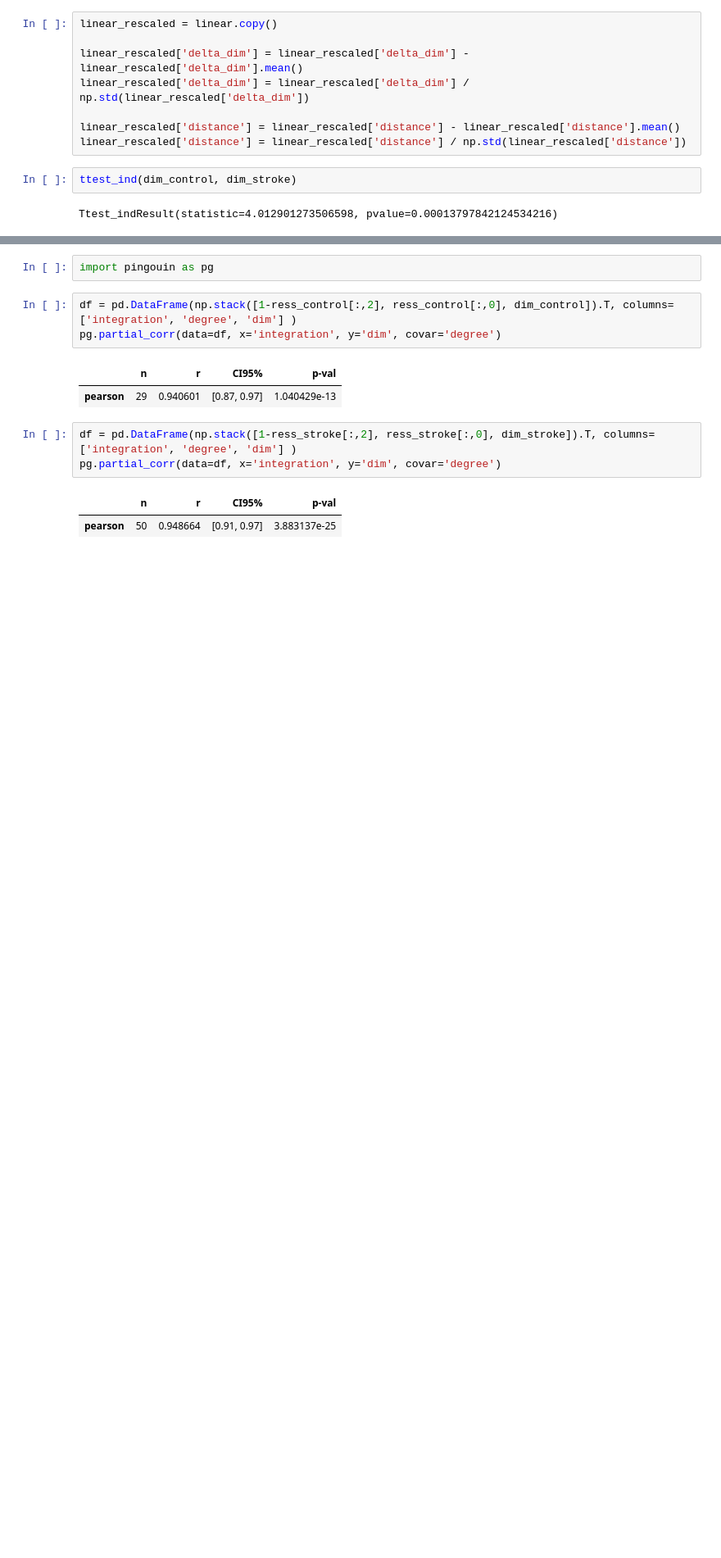
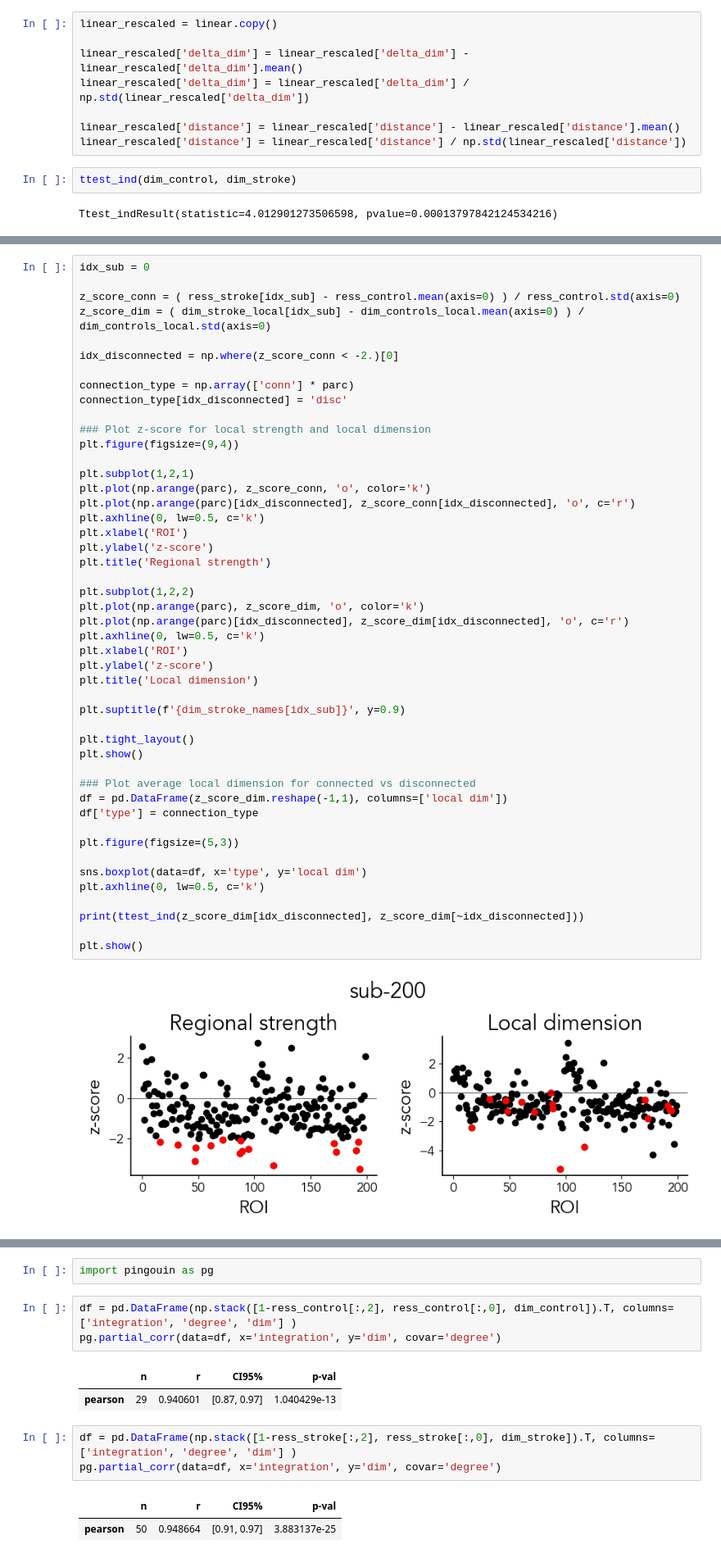
Before and after one commit to gbarzon/ConnectomeDimension, a Jupyter notebook: Figures.ipynb, the cells around one changed output, grey strips where cells are left out. Shown at 82% size. Cells and saved outputs as stored; diff of their text form; blank space fills up the shorter version.

```diff
--- a/Figures.ipynb
+++ b/Figures.ipynb
@@ -794,0 +991,49 @@ Ttest_indResult(statistic=4.012901273506598, pvalue=0.00013797842124534216)
+# %%
+idx_sub = 0
+
+z_score_conn = ( ress_stroke[idx_sub] - ress_control.mean(axis=0) ) / ress_control.std(axis=0)
+z_score_dim = ( dim_stroke_local[idx_sub] - dim_controls_local.mean(axis=0) ) / dim_controls_local.std(axis=0)
+
+idx_disconnected = np.where(z_score_conn < -2.)[0]
+
+connection_type = np.array(['conn'] * parc)
+connection_type[idx_disconnected] = 'disc'
+
+### Plot z-score for local strength and local dimension
+plt.figure(figsize=(9,4))
+
+plt.subplot(1,2,1)
+plt.plot(np.arange(parc), z_score_conn, 'o', color='k')
+plt.plot(np.arange(parc)[idx_disconnected], z_score_conn[idx_disconnected], 'o', c='r')
+plt.axhline(0, lw=0.5, c='k')
+plt.xlabel('ROI')
+plt.ylabel('z-score')
+plt.title('Regional strength')
+
+plt.subplot(1,2,2)
+plt.plot(np.arange(parc), z_score_dim, 'o', color='k')
+plt.plot(np.arange(parc)[idx_disconnected], z_score_dim[idx_disconnected], 'o', c='r')
+plt.axhline(0, lw=0.5, c='k')
+plt.xlabel('ROI')
+plt.ylabel('z-score')
+plt.title('Local dimension')
+
+plt.suptitle(f'{dim_stroke_names[idx_sub]}', y=0.9)
+
+plt.tight_layout()
+plt.show()
+
+### Plot average local dimension for connected vs disconnected
+df = pd.DataFrame(z_score_dim.reshape(-1,1), columns=['local dim'])
+df['type'] = connection_type
+
+plt.figure(figsize=(5,3))
+
+sns.boxplot(data=df, x='type', y='local dim')
+plt.axhline(0, lw=0.5, c='k')
+
+print(ttest_ind(z_score_dim[idx_disconnected], z_score_dim[~idx_disconnected]))
+
+plt.show()
+# %% [output]
+[figure, added]
```
Also changed, not shown: parts of 14 cells of this notebook, 16 other files.
